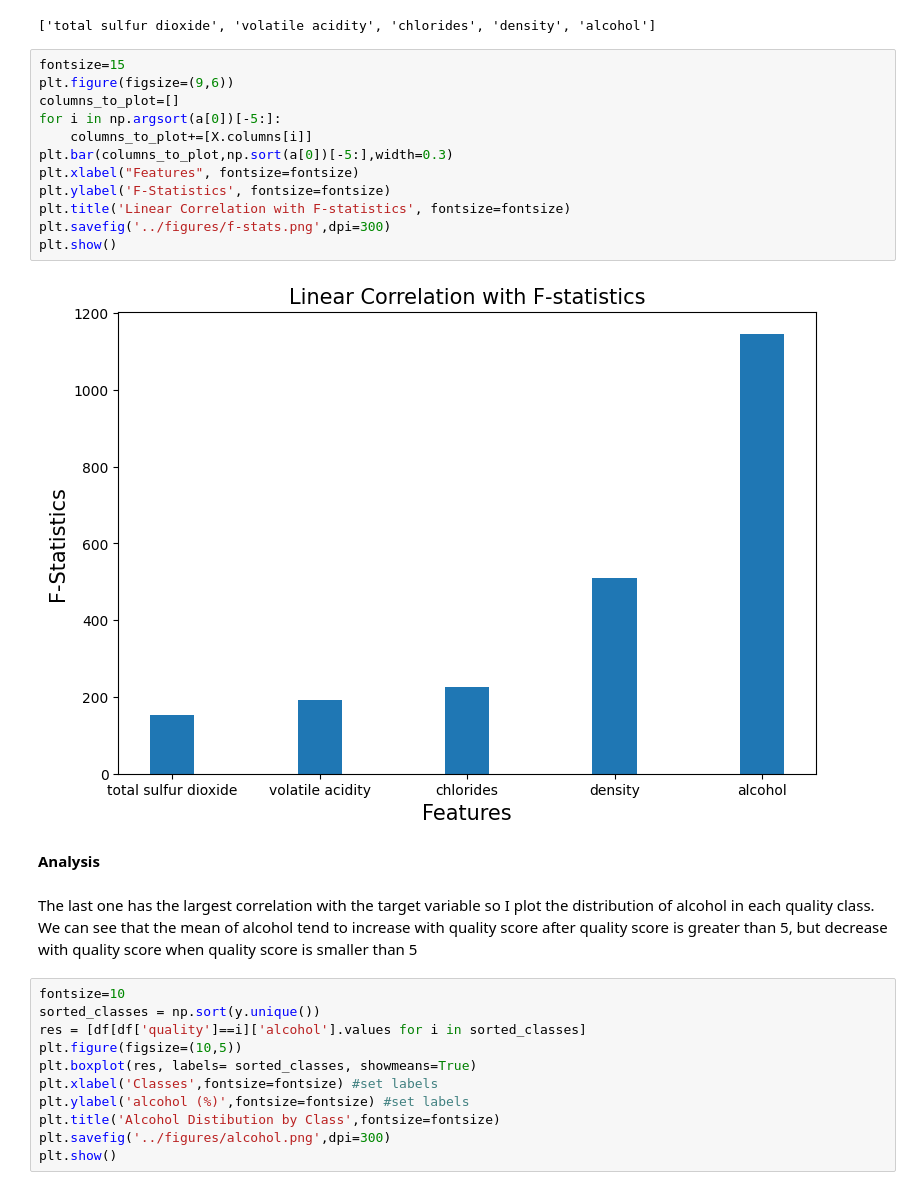
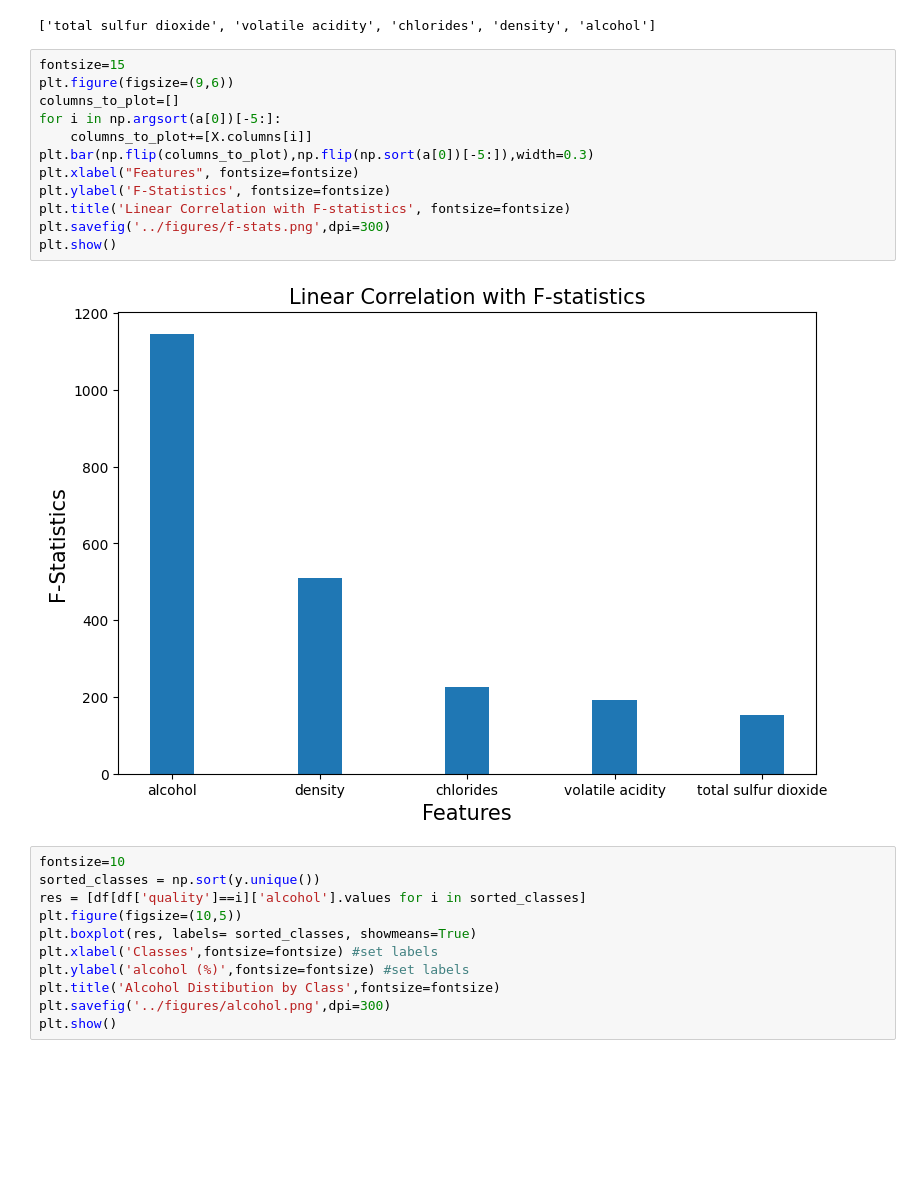
Before and after one commit to kevinz8866/1030project, a Jupyter notebook: src/final_report.ipynb, the cells around one changed output. Saved outputs shown, nothing was run; the diff lists cells and outputs as text; blank space fills up the shorter version.

```diff
--- a/src/final_report.ipynb
+++ b/src/final_report.ipynb
@@ -213,21 +194,17 @@ X.columns[np.argsort(a[0])[-5:]].values.tolist()
 # %%
 fontsize=15
 plt.figure(figsize=(9,6))
 columns_to_plot=[]
 for i in np.argsort(a[0])[-5:]:
     columns_to_plot+=[X.columns[i]]
-plt.bar(columns_to_plot,np.sort(a[0])[-5:],width=0.3)
+plt.bar(np.flip(columns_to_plot),np.flip(np.sort(a[0])[-5:]),width=0.3)
 plt.xlabel("Features", fontsize=fontsize)
 plt.ylabel('F-Statistics', fontsize=fontsize)
 plt.title('Linear Correlation with F-statistics', fontsize=fontsize)
 plt.savefig('../figures/f-stats.png',dpi=300)
 plt.show()
 # %% [output]
-[figure, old version]
+[figure, new version]
-# %% [markdown]
-**Analysis**
-# %% [markdown]
-The last one has the largest correlation with the target variable so I plot the distribution of alcohol in each quality class. We can see that the mean of alcohol tend to increase with quality score after quality score is greater than 5, but decrease with quality score when quality score is smaller than 5
 # %%
 fontsize=10
 sorted_classes = np.sort(y.unique())
```
Also changed, not shown: parts of 190 cells of this notebook.
